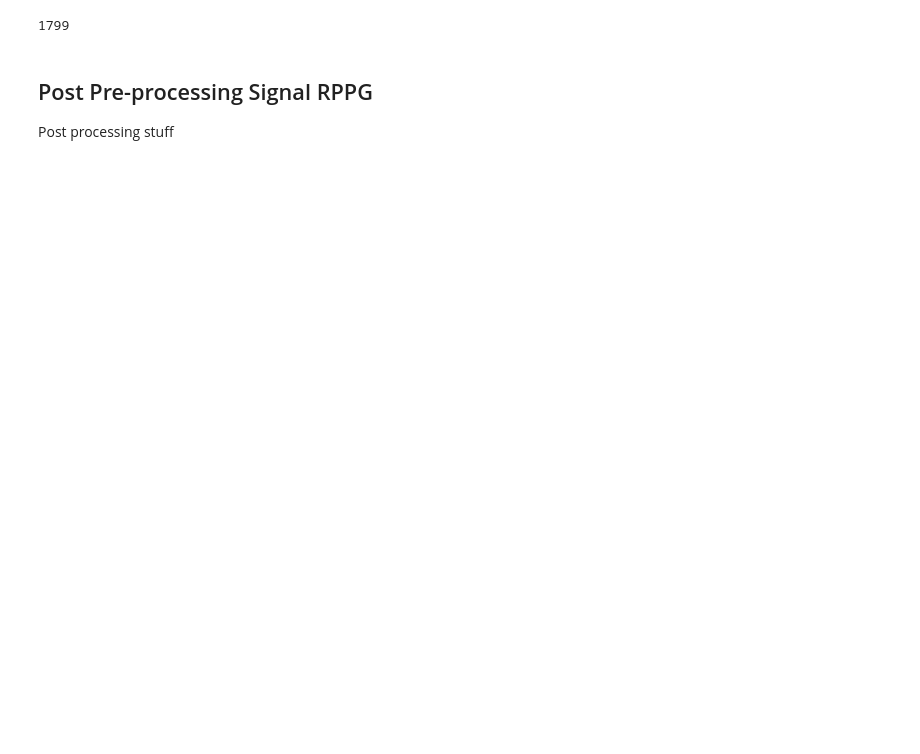
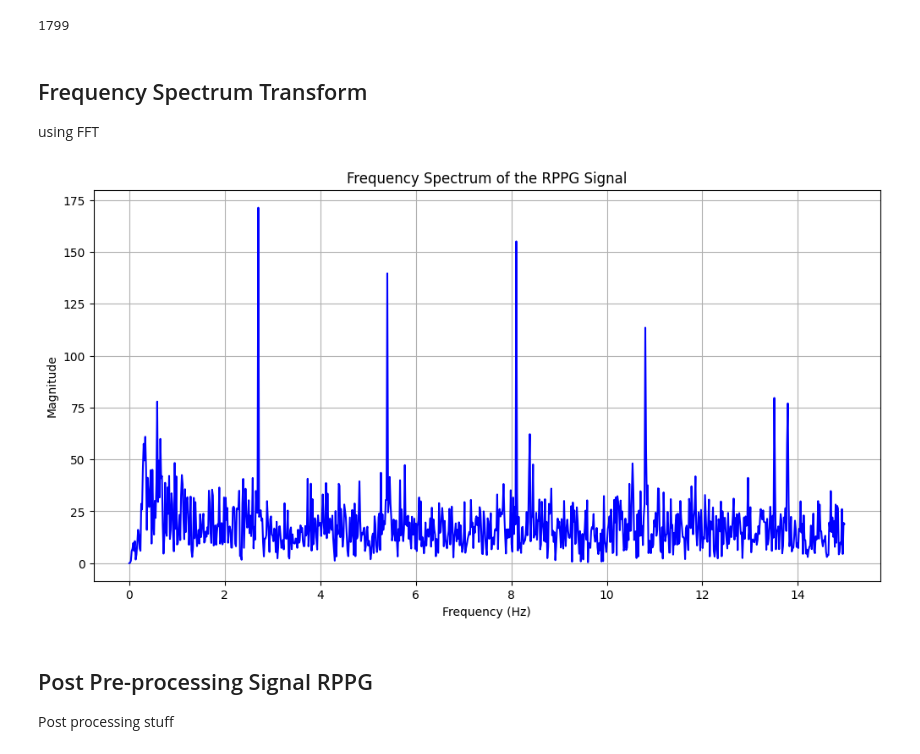
Before and after one commit to archiseino/hrv-plus-ultra, a Jupyter notebook: QRS-Physio/face_landmark_mediapipe.ipynb, the cells around one changed output. Cells and saved outputs as stored; diff of their text form; code cells hidden in the pictures; blank space fills up the shorter version.

```diff
--- a/QRS-Physio/face_landmark_mediapipe.ipynb
+++ b/QRS-Physio/face_landmark_mediapipe.ipynb
@@ -367,6 +370,27 @@ plt.show()
 print(len(rppg_signal))
 # %% [output]
 1799
+# %% [markdown]
+## Frequency Spectrum Transform
+using FFT
+# %%
+# Perform FFT on the RPPG signal
+fft_result = np.fft.fft(rppg_signal)
+fft_freqs = np.fft.fftfreq(len(rppg_signal), d=1/fs)
+
+# Take the magnitude of the FFT result
+fft_magnitude = np.abs(fft_result)
+
+# Plot the FFT result
+plt.figure(figsize=(12, 6))
+plt.plot(fft_freqs[:len(fft_freqs)//2], fft_magnitude[:len(fft_magnitude)//2], color='blue')
+plt.title('Frequency Spectrum of the RPPG Signal')
+plt.xlabel('Frequency (Hz)')
+plt.ylabel('Magnitude')
+plt.grid(True)
+plt.show()
+# %% [output]
+[figure, added]
 # %% [markdown]
 ## Post Pre-processing Signal RPPG
 Post processing stuff
```
Also changed, not shown: parts of 17 cells of this notebook, 11 other files.
